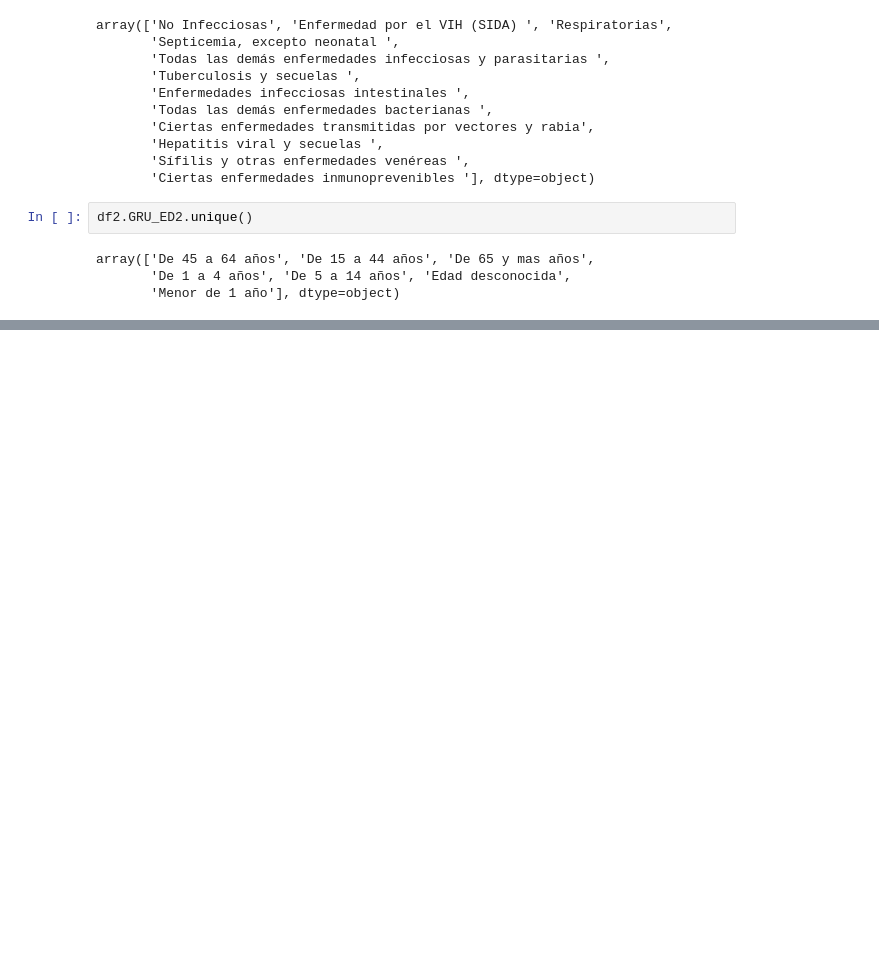
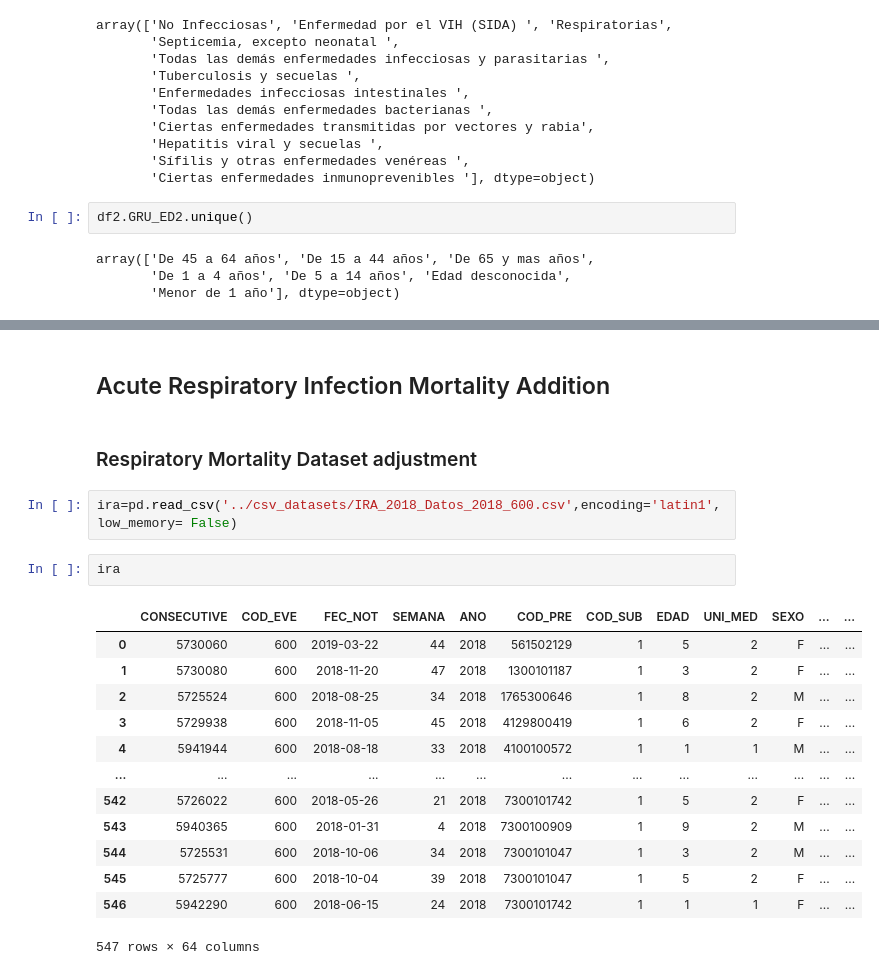
Before and after one commit to Santivg/DS4A-Team14, a Jupyter notebook: notebooks/EDA_Nofetal.ipynb, the cells around one changed output, grey strips where cells are left out. Cells and saved outputs as stored; diff of their text form; blank space fills up the shorter version.

```diff
--- a/notebooks/EDA_Nofetal.ipynb
+++ b/notebooks/EDA_Nofetal.ipynb
@@ -306,0 +299,22 @@ df3.Dpto=df3.Dpto.replace({'Archipiélago de San Andrés, Providencia y Santa Ca
+# %% [markdown]
+## Acute Respiratory Infection Mortality Addition
+# %% [markdown]
+###  Respiratory Mortality Dataset adjustment
+# %%
+ira=pd.read_csv('../csv_datasets/IRA_2018_Datos_2018_600.csv',encoding='latin1', low_memory= False)
+# %%
+ira
+# %% [output]
+|  | CONSECUTIVE | COD_EVE | FEC_NOT | SEMANA | ANO | COD_PRE | COD_SUB | EDAD | UNI_MED | SEXO | ... | ... |
+| 0 | 5730060 | 600 | 2019-03-22 | 44 | 2018 | 561502129 | 1 | 5 | 2 | F | ... | ... |
+| 1 | 5730080 | 600 | 2018-11-20 | 47 | 2018 | 1300101187 | 1 | 3 | 2 | F | ... | ... |
+| 2 | 5725524 | 600 | 2018-08-25 | 34 | 2018 | 1765300646 | 1 | 8 | 2 | M | ... | ... |
+| 3 | 5729938 | 600 | 2018-11-05 | 45 | 2018 | 4129800419 | 1 | 6 | 2 | F | ... | ... |
+| 4 | 5941944 | 600 | 2018-08-18 | 33 | 2018 | 4100100572 | 1 | 1 | 1 | M | ... | ... |
+| ... | ... | ... | ... | ... | ... | ... | ... | ... | ... | ... | ... | ... |
+| 542 | 5726022 | 600 | 2018-05-26 | 21 | 2018 | 7300101742 | 1 | 5 | 2 | F | ... | ... |
+| 543 | 5940365 | 600 | 2018-01-31 | 4 | 2018 | 7300100909 | 1 | 9 | 2 | M | ... | ... |
+| 544 | 5725531 | 600 | 2018-10-06 | 34 | 2018 | 7300101047 | 1 | 3 | 2 | M | ... | ... |
+| 545 | 5725777 | 600 | 2018-10-04 | 39 | 2018 | 7300101047 | 1 | 5 | 2 | F | ... | ... |
+| 546 | 5942290 | 600 | 2018-06-15 | 24 | 2018 | 7300101742 | 1 | 1 | 1 | F | ... | ... |
+547 rows × 64 columns
```
Also changed, not shown: parts of 34 cells of this notebook, 6 other files.
